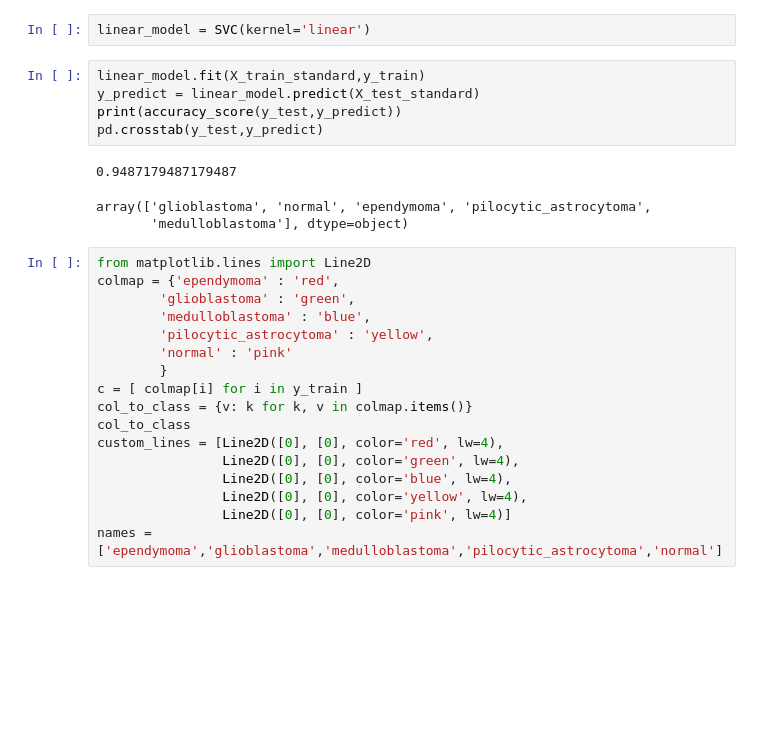
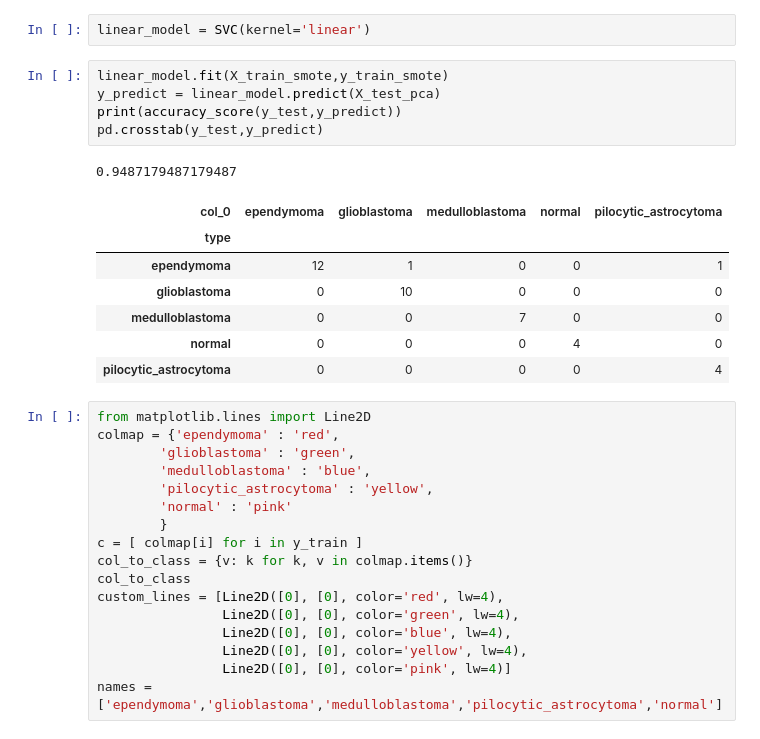
Before and after one commit to MATF-istrazivanje-podataka-1/2023_Data_Mining_Brain_cancer_Dataset, a Jupyter notebook: about_dataset.ipynb, the cells around one changed output. Cells and saved outputs as stored; diff of their text form; blank space fills up the shorter version.

```diff
--- a/about_dataset.ipynb
+++ b/about_dataset.ipynb
@@ -223,14 +223,19 @@ from sklearn.svm import SVC
 # %%
 linear_model = SVC(kernel='linear')
 # %%
-linear_model.fit(X_train_standard,y_train)
-y_predict = linear_model.predict(X_test_standard)
+linear_model.fit(X_train_smote,y_train_smote)
+y_predict = linear_model.predict(X_test_pca)
 print(accuracy_score(y_test,y_predict))
 pd.crosstab(y_test,y_predict)
 # %% [output]
 0.9487179487179487
-array(['glioblastoma', 'normal', 'ependymoma', 'pilocytic_astrocytoma',
-       'medulloblastoma'], dtype=object)
+| col_0 | ependymoma | glioblastoma | medulloblastoma | normal | pilocytic_astrocytoma |
+| type |  |  |  |  |  |
+| ependymoma | 12 | 1 | 0 | 0 | 1 |
+| glioblastoma | 0 | 10 | 0 | 0 | 0 |
+| medulloblastoma | 0 | 0 | 7 | 0 | 0 |
+| normal | 0 | 0 | 0 | 4 | 0 |
+| pilocytic_astrocytoma | 0 | 0 | 0 | 0 | 4 |
 # %%
 from matplotlib.lines import Line2D
 colmap = {'ependymoma' : 'red',
```
Also changed, not shown: parts of 7 cells of this notebook.
